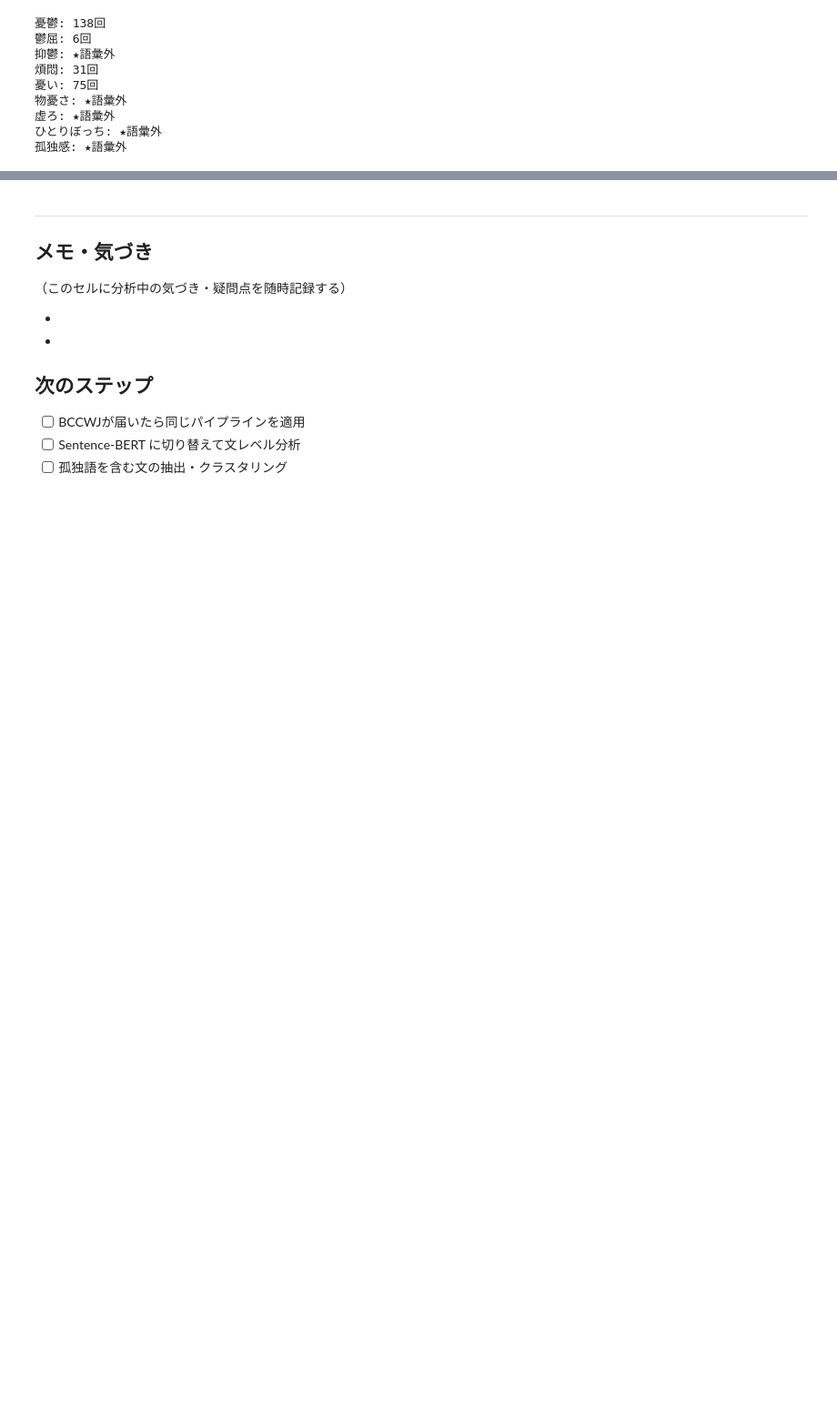
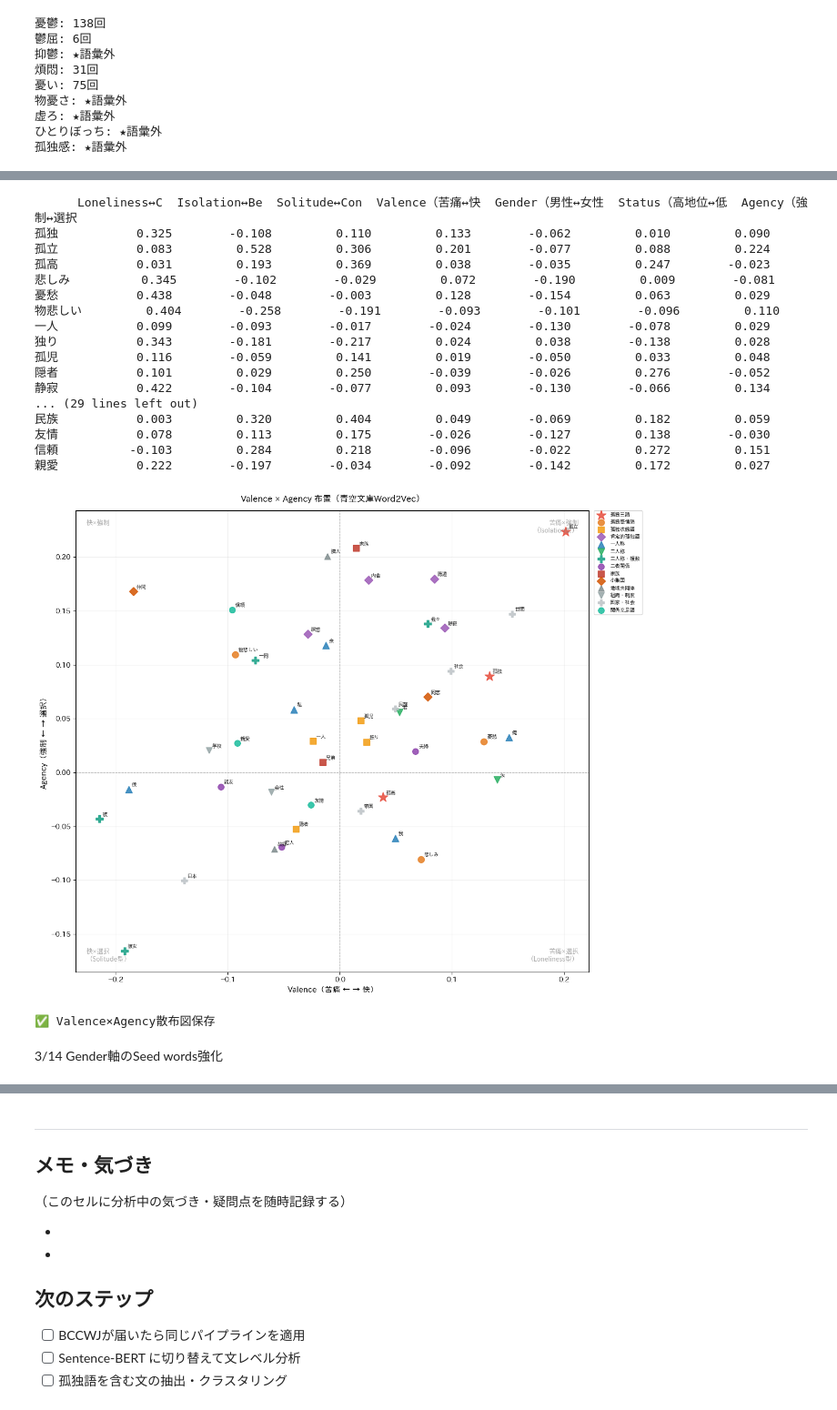
Before and after one commit to tumeki/loneliness-embedding-project, a Jupyter notebook: notebooks/aozora/01_aozora_analysis.ipynb, the cells around one changed output, grey strips where cells are left out. Shown at 91% size. Cells and saved outputs as stored; diff of their text form; code cells hidden in the pictures; blank space fills up the shorter version.

```diff
--- a/notebooks/aozora/01_aozora_analysis.ipynb
+++ b/notebooks/aozora/01_aozora_analysis.ipynb
@@ -749,0 +1693,10 @@ for word in ['孤立', '追放', '排除', '絶縁', '疎む', '勘当', '遠ざ
+# %%
+# TARGET_POSの内容を確認
+print("TARGET_POS:", TARGET_POS)
+
+# 「私-代名詞」形式の語がwvにあるか確認
+print("\n「-代名詞」形式の収録確認:")
+for word in wv.key_to_index:
+    if '代名詞' in word:
+        count = wv.get_vecattr(word, 'count')
+        print(f"  '{word}': {count:,}回")
@@ -749,0 +2062,67 @@ for word in ['孤立', '追放', '排除', '絶縁', '疎む', '勘当', '遠ざ
+# %%
+# Agency軸が加わった状態でStep3・Step4を再実行
+
+# Step 3: スコア再計算
+score_data = {}
+for word in found_targets:
+    scores = {}
+    for axis_name, axis_vec in axis_vectors.items():
+        scores[axis_name] = axis_score(word, axis_vec, wv)
+    score_data[word] = scores
+
+score_df = pd.DataFrame(score_data).T
+score_df.columns = [c[:12] for c in score_df.columns]
+print(score_df.round(3).to_string())
+
+# Step 4-3: Valence × Agency散布図（今回初めて出力される）
+ax_x = "Valence（苦痛↔快）"
+ax_y = "Agency（強制↔選択）"
+
+if ax_x in axis_vectors and ax_y in axis_vectors:
+    fig, ax = plt.subplots(figsize=(12, 10))
+    plot_scatter_with_groups(ax, ax_x, ax_y, found_targets,
+                             axis_vectors, wv)
+
+    for (ha, va, x, y, txt) in [
+        ('right', 'top',    0.98, 0.98, "苦痛×強制\n（Isolation型）"),
+        ('left',  'top',    0.02, 0.98, "快×強制"),
+        ('right', 'bottom', 0.98, 0.02, "苦痛×選択\n（Loneliness型）"),
+        ('left',  'bottom', 0.02, 0.02, "快×選択\n（Solitude型）"),
+    ]:
+        ax.text(x, y, txt, transform=ax.transAxes,
+                ha=ha, va=va, fontsize=9, color='gray', alpha=0.7)
+
+    ax.set_xlabel("Valence（苦痛 ← → 快）", fontsize=11)
+    ax.set_ylabel("Agency（強制 ← → 選択）", fontsize=11)
+    ax.set_title("Valence × Agency 布置（青空文庫Word2Vec）", fontsize=12, pad=12)
+
+    handles, labels = ax.get_legend_handles_labels()
+    ax.legend(handles, labels, fontsize=7, loc='upper left',
+              bbox_to_anchor=(1.01, 1), borderaxespad=0)
+
+    plt.tight_layout()
+    plt.savefig("/content/scatter_valence_agency.png", dpi=150, bbox_inches='tight')
+    plt.show()
+    print("✅ Valence×Agency散布図保存")
+# %% [output]
+      Loneliness↔C  Isolation↔Be  Solitude↔Con  Valence（苦痛↔快  Gender（男性↔女性  Status（高地位↔低  Agency（強制↔選択
+孤独           0.325        -0.108         0.110         0.133        -0.062         0.010         0.090
+孤立           0.083         0.528         0.306         0.201        -0.077         0.088         0.224
+孤高           0.031         0.193         0.369         0.038        -0.035         0.247        -0.023
+悲しみ          0.345        -0.102        -0.029         0.072        -0.190         0.009        -0.081
+憂愁           0.438        -0.048        -0.003         0.128        -0.154         0.063         0.029
+物悲しい         0.404        -0.258        -0.191        -0.093        -0.101        -0.096         0.110
+一人           0.099        -0.093        -0.017        -0.024        -0.130        -0.078         0.029
+独り           0.343        -0.181        -0.217         0.024         0.038        -0.138         0.028
+孤児           0.116        -0.059         0.141         0.019        -0.050         0.033         0.048
+隠者           0.101         0.029         0.250        -0.039        -0.026         0.276        -0.052
+静寂           0.422        -0.104        -0.077         0.093        -0.130        -0.066         0.134
+... (29 lines left out)
+民族           0.003         0.320         0.404         0.049        -0.069         0.182         0.059
+友情           0.078         0.113         0.175        -0.026        -0.127         0.138        -0.030
+信頼          -0.103         0.284         0.218        -0.096        -0.022         0.272         0.151
+親愛           0.222        -0.197        -0.034        -0.092        -0.142         0.172         0.027
+[figure, added]
+✅ Valence×Agency散布図保存
+# %% [markdown]
+3/14 Gender軸のSeed words強化
```
Also changed, not shown: parts of 71 cells of this notebook.
